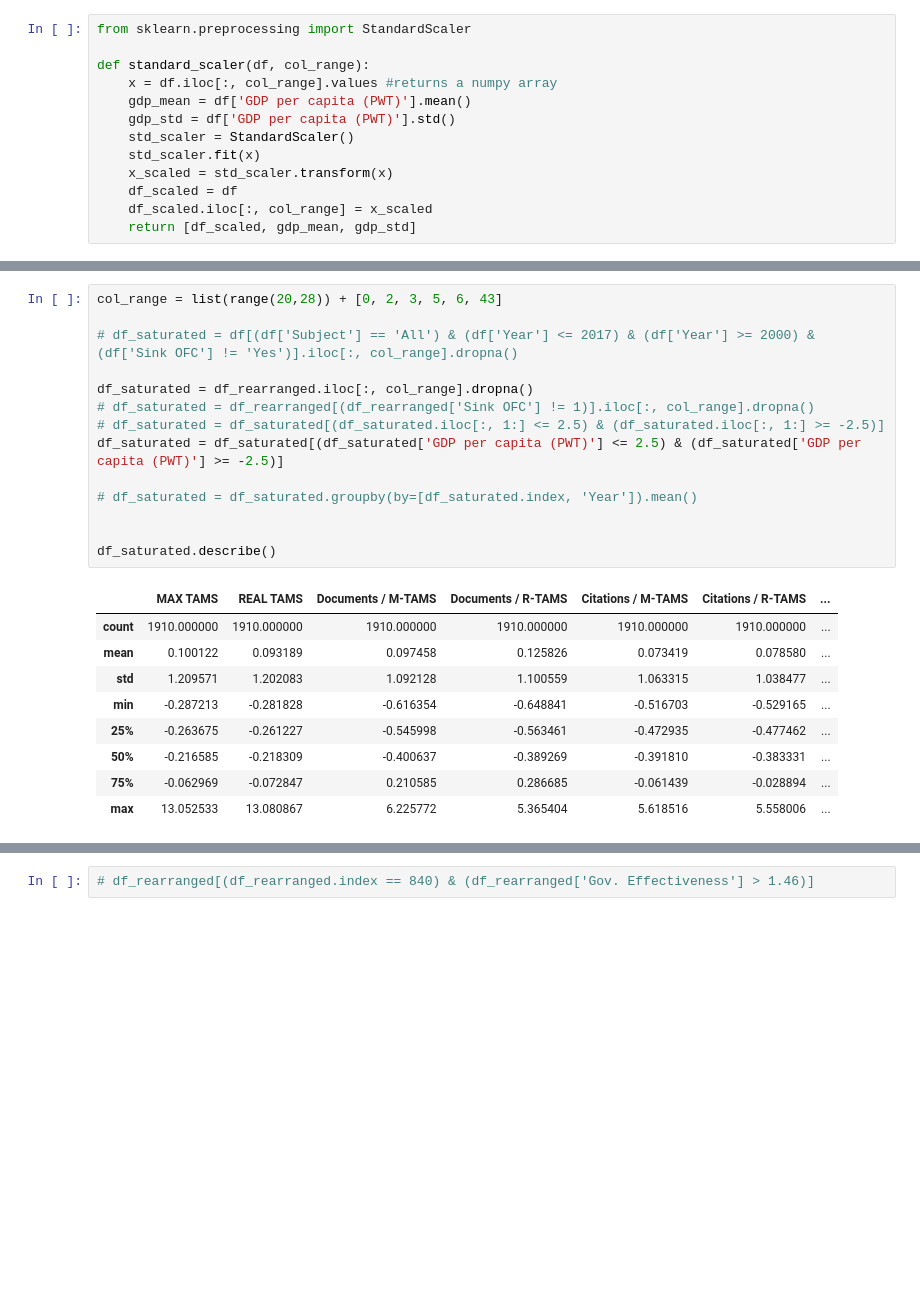
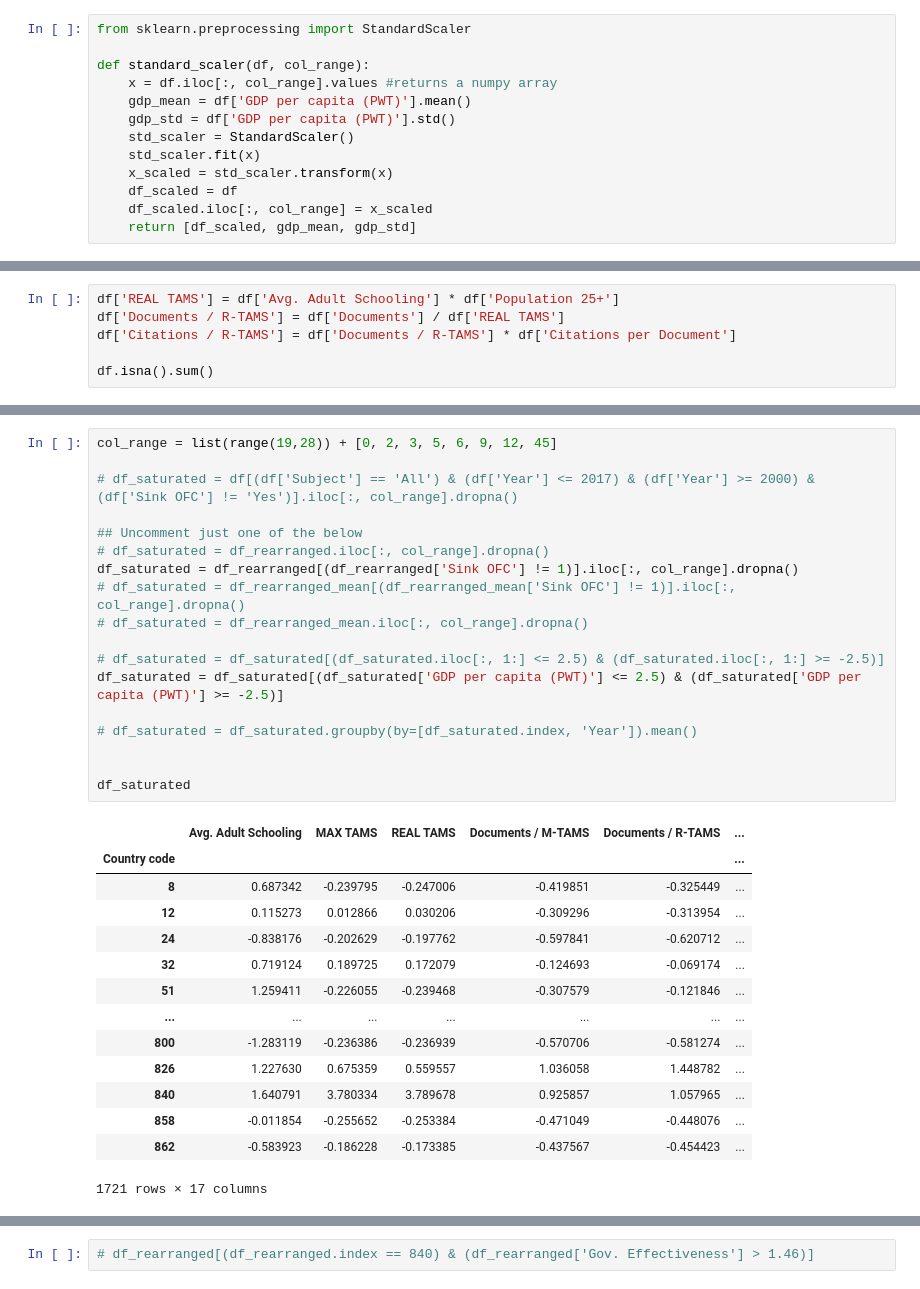
Before and after one commit to sadiogo/gdp_science, a Jupyter notebook: analyses/analyses_diogo.ipynb, the cells around one changed output, grey strips where cells are left out. Saved outputs shown, nothing was run; the diff lists cells and outputs as text; blank space fills up the shorter version.

```diff
--- a/analyses/analyses_diogo.ipynb
+++ b/analyses/analyses_diogo.ipynb
@@ -118,0 +197,6 @@ display(df[df['Population 25+ / Max Population 25+'] >= 1.0].head(50))
+# %%
+df['REAL TAMS'] = df['Avg. Adult Schooling'] * df['Population 25+']
+df['Documents / R-TAMS'] = df['Documents'] / df['REAL TAMS']
+df['Citations / R-TAMS'] = df['Documents / R-TAMS'] * df['Citations per Document']
+
+df.isna().sum()
@@ -237,27 +354,36 @@ for i, column in enumerate(df_rearranged.columns.values):
 # %%
-col_range = list(range(20,28)) + [0, 2, 3, 5, 6, 43]
+col_range = list(range(19,28)) + [0, 2, 3, 5, 6, 9, 12, 45]
 
 # df_saturated = df[(df['Subject'] == 'All') & (df['Year'] <= 2017) & (df['Year'] >= 2000) & (df['Sink OFC'] != 'Yes')].iloc[:, col_range].dropna()
 
-df_saturated = df_rearranged.iloc[:, col_range].dropna()
-# df_saturated = df_rearranged[(df_rearranged['Sink OFC'] != 1)].iloc[:, col_range].dropna()
+## Uncomment just one of the below
+# df_saturated = df_rearranged.iloc[:, col_range].dropna()
+df_saturated = df_rearranged[(df_rearranged['Sink OFC'] != 1)].iloc[:, col_range].dropna()
+# df_saturated = df_rearranged_mean[(df_rearranged_mean['Sink OFC'] != 1)].iloc[:, col_range].dropna()
+# df_saturated = df_rearranged_mean.iloc[:, col_range].dropna()
+
 # df_saturated = df_saturated[(df_saturated.iloc[:, 1:] <= 2.5) & (df_saturated.iloc[:, 1:] >= -2.5)]
 df_saturated = df_saturated[(df_saturated['GDP per capita (PWT)'] <= 2.5) & (df_saturated['GDP per capita (PWT)'] >= -2.5)]
 
 # df_saturated = df_saturated.groupby(by=[df_saturated.index, 'Year']).mean()
 
 
-df_saturated.describe()
+df_saturated
 # %% [output]
-|  | MAX TAMS | REAL TAMS | Documents / M-TAMS | Documents / R-TAMS | Citations / M-TAMS | Citations / R-TAMS | ... |
-| count | 1910.000000 | 1910.000000 | 1910.000000 | 1910.000000 | 1910.000000 | 1910.000000 | ... |
-| mean | 0.100122 | 0.093189 | 0.097458 | 0.125826 | 0.073419 | 0.078580 | ... |
-| std | 1.209571 | 1.202083 | 1.092128 | 1.100559 | 1.063315 | 1.038477 | ... |
-| min | -0.287213 | -0.281828 | -0.616354 | -0.648841 | -0.516703 | -0.529165 | ... |
-| 25% | -0.263675 | -0.261227 | -0.545998 | -0.563461 | -0.472935 | -0.477462 | ... |
-| 50% | -0.216585 | -0.218309 | -0.400637 | -0.389269 | -0.391810 | -0.383331 | ... |
-| 75% | -0.062969 | -0.072847 | 0.210585 | 0.286685 | -0.061439 | -0.028894 | ... |
-| max | 13.052533 | 13.080867 | 6.225772 | 5.365404 | 5.618516 | 5.558006 | ... |
+|  | Avg. Adult Schooling | MAX TAMS | REAL TAMS | Documents / M-TAMS | Documents / R-TAMS | ... |
+| Country code |  |  |  |  |  | ... |
+| 8 | 0.687342 | -0.239795 | -0.247006 | -0.419851 | -0.325449 | ... |
+| 12 | 0.115273 | 0.012866 | 0.030206 | -0.309296 | -0.313954 | ... |
+| 24 | -0.838176 | -0.202629 | -0.197762 | -0.597841 | -0.620712 | ... |
+| 32 | 0.719124 | 0.189725 | 0.172079 | -0.124693 | -0.069174 | ... |
+| 51 | 1.259411 | -0.226055 | -0.239468 | -0.307579 | -0.121846 | ... |
+| ... | ... | ... | ... | ... | ... | ... |
+| 800 | -1.283119 | -0.236386 | -0.236939 | -0.570706 | -0.581274 | ... |
+| 826 | 1.227630 | 0.675359 | 0.559557 | 1.036058 | 1.448782 | ... |
+| 840 | 1.640791 | 3.780334 | 3.789678 | 0.925857 | 1.057965 | ... |
+| 858 | -0.011854 | -0.255652 | -0.253384 | -0.471049 | -0.448076 | ... |
+| 862 | -0.583923 | -0.186228 | -0.173385 | -0.437567 | -0.454423 | ... |
+1721 rows × 17 columns
 # %%
 from sklearn.model_selection import train_test_split
 from sklearn.metrics import plot_confusion_matrix, mean_squared_error, make_scorer,  median_absolute_error, explained_variance_score, mean_gamma_deviance
```
Also changed, not shown: parts of 25 cells of this notebook, 2 other files.
